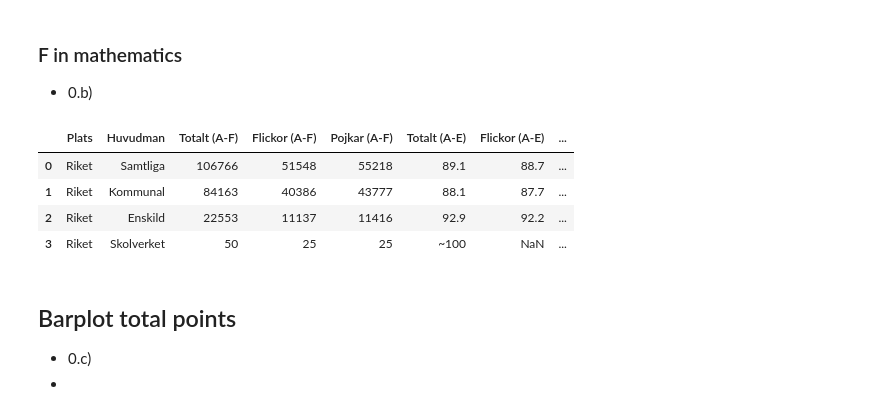
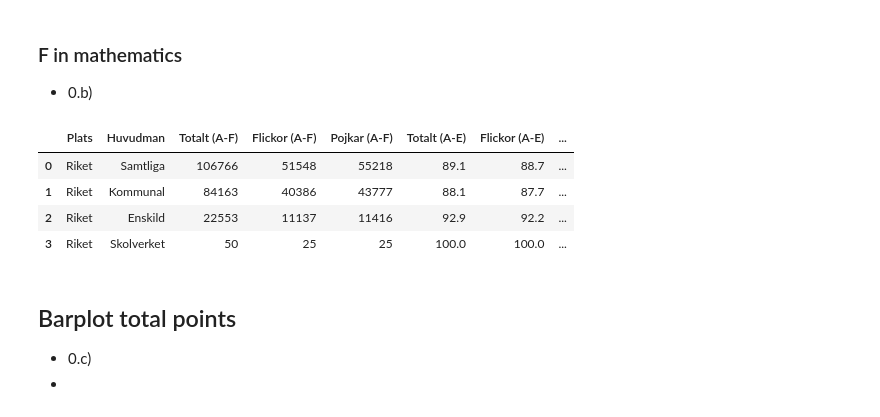
Before and after one commit to Utjiman/Python-Richard-Boden-OPA23, a Jupyter notebook: Labb2/Labb2.ipynb, the cells around one changed output. Saved outputs shown, nothing was run; the diff lists cells and outputs as text; code cells hidden in the pictures.

```diff
--- a/Labb2/Labb2.ipynb
+++ b/Labb2/Labb2.ipynb
@@ -37,28 +37,31 @@ df_riket_matematik
 # %%
 # Copy the dataFrame to a new dataFrame for F grade calculations
 df_f_math = df_riket_matematik.copy()
 
 # Clean the column names by removing spaces
 df_f_math.columns = [col.strip() for col in df_f_math.columns]
+
+# replace '~100' with '100'
+df_f_math.replace('~100', 100, inplace=True)
 
 # Make selected columns numeric, turn errors into NaN
 columns_to_convert = ['Flickor (A-F)', 'Pojkar (A-F)', 'Flickor (A-E)', 'Pojkar (A-E)']
 for column in columns_to_convert:
     df_f_math[column] = pd.to_numeric(df_f_math[column], errors='coerce')
 
 # Calculate the number of girls with F grades by subtracting the estimated number of girls with A-E from the total.
 df_f_math['Flickor (F)'] = df_f_math['Flickor (A-F)'] - (df_f_math['Flickor (A-F)'] * (df_f_math['Flickor (A-E)'] / 100)).round()
 df_f_math['Pojkar (F)'] = df_f_math['Pojkar (A-F)'] - (df_f_math['Pojkar (A-F)'] * (df_f_math['Pojkar (A-E)'] / 100)).round()
 # Sum the F grades for girls and boys to get the total number of students with F grades.
 df_f_math['Totalt (F)'] = df_f_math['Flickor (F)'] + df_f_math['Pojkar (F)']
 
 df_f_math
 # %% [output]
 |  | Plats | Huvudman | Totalt (A-F) | Flickor (A-F) | Pojkar (A-F) | Totalt (A-E) | Flickor (A-E) | ... |
 | 0 | Riket | Samtliga | 106766 | 51548 | 55218 | 89.1 | 88.7 | ... |
 | 1 | Riket | Kommunal | 84163 | 40386 | 43777 | 88.1 | 87.7 | ... |
 | 2 | Riket | Enskild | 22553 | 11137 | 11416 | 92.9 | 92.2 | ... |
-| 3 | Riket | Skolverket | 50 | 25 | 25 | ~100 | NaN | ... |
+| 3 | Riket | Skolverket | 50 | 25 | 25 | 100.0 | 100.0 | ... |
 # %% [markdown]
 ## Barplot total points
 
```
Also changed, not shown: parts of 3 cells of this notebook, 1 other file.
